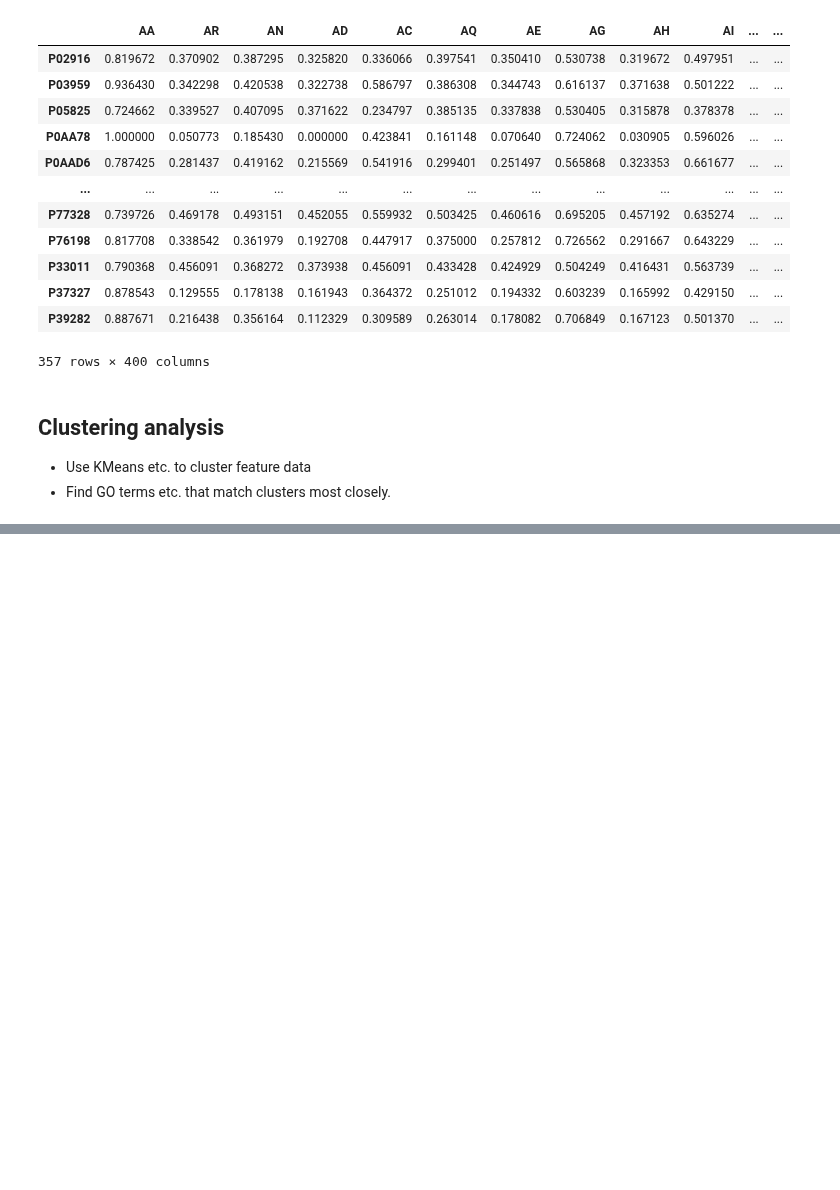
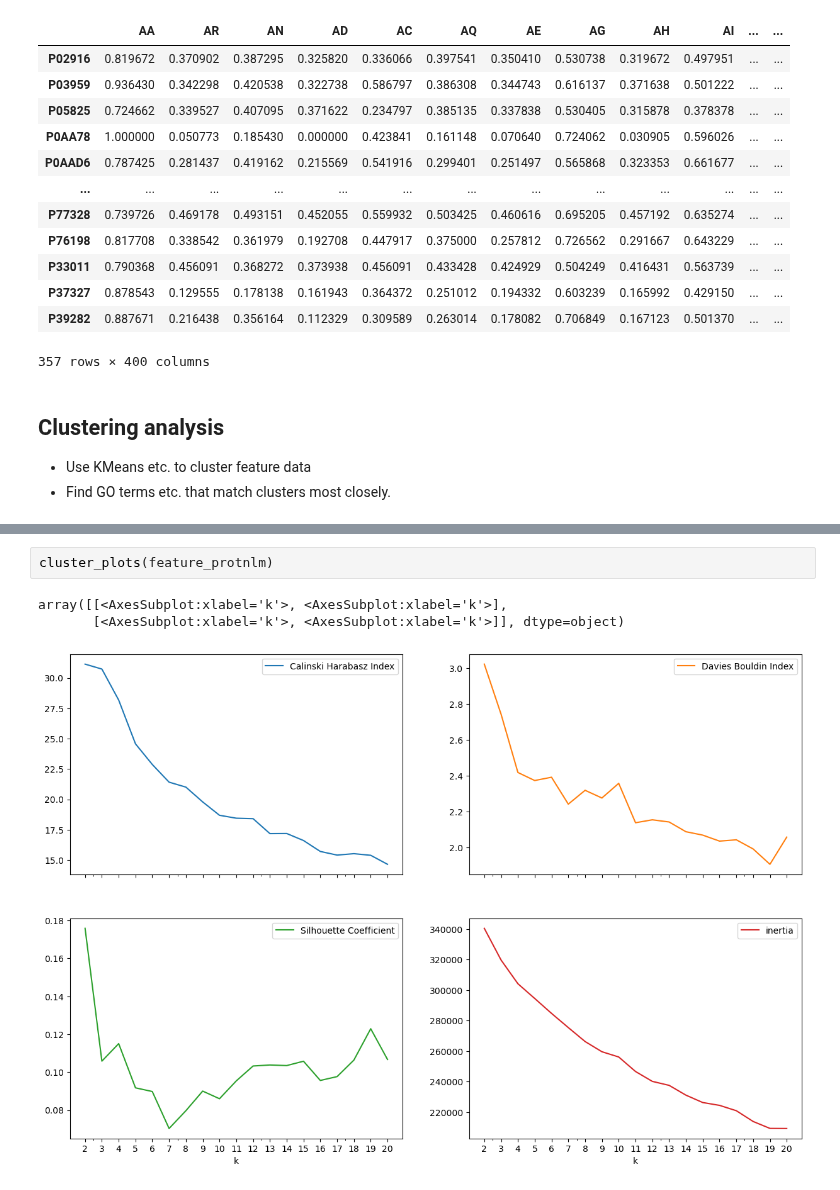
Before and after one commit to adenger/subpred4, a Jupyter notebook: notebooks/ecoli_clusters_protnlm.ipynb, the cells around one changed output, grey strips where cells are left out. Saved outputs shown, nothing was run; the diff lists cells and outputs as text; blank space fills up the shorter version.

```diff
--- a/notebooks/ecoli_clusters_protnlm.ipynb
+++ b/notebooks/ecoli_clusters_protnlm.ipynb
@@ -449,0 +526,6 @@ feature_pssm
+# %%
+cluster_plots(feature_protnlm)
+# %% [output]
+array([[<AxesSubplot:xlabel='k'>, <AxesSubplot:xlabel='k'>],
+       [<AxesSubplot:xlabel='k'>, <AxesSubplot:xlabel='k'>]], dtype=object)
+[figure, added]
```
Also changed, not shown: parts of 13 cells of this notebook.
